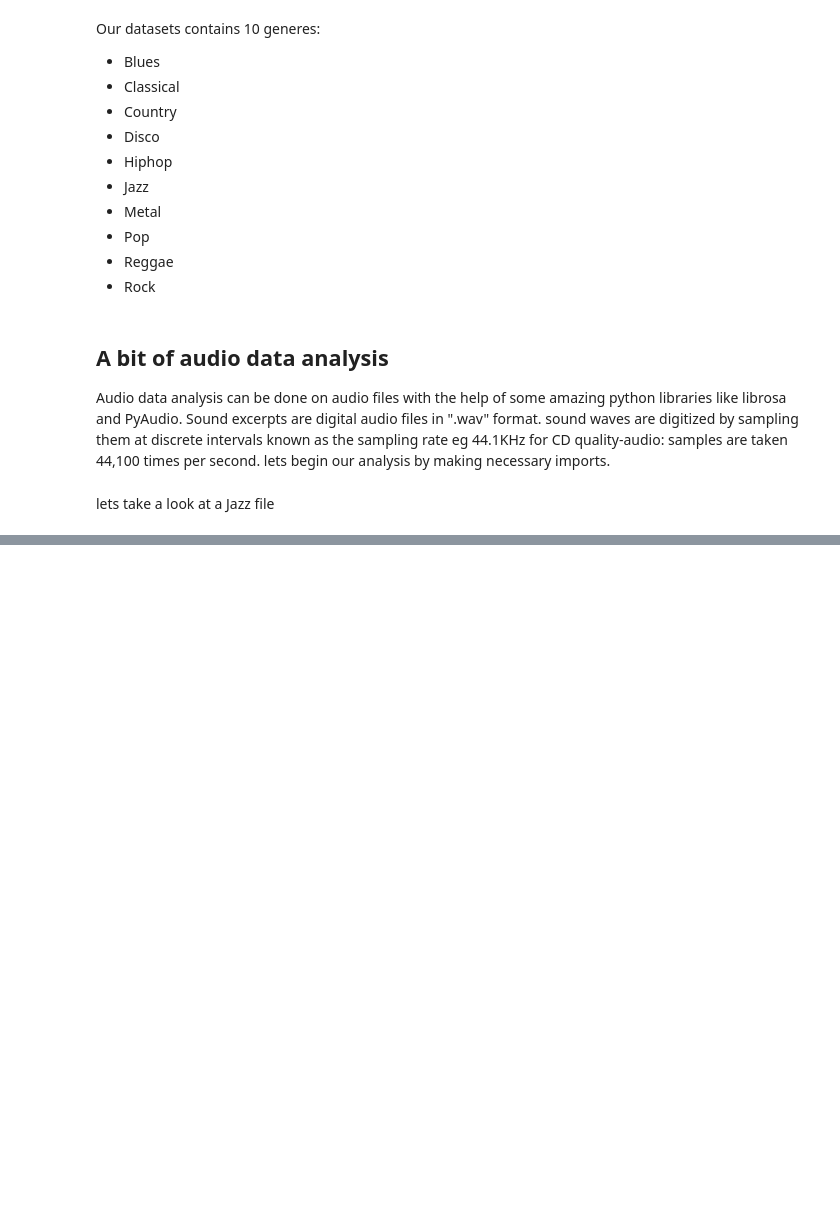
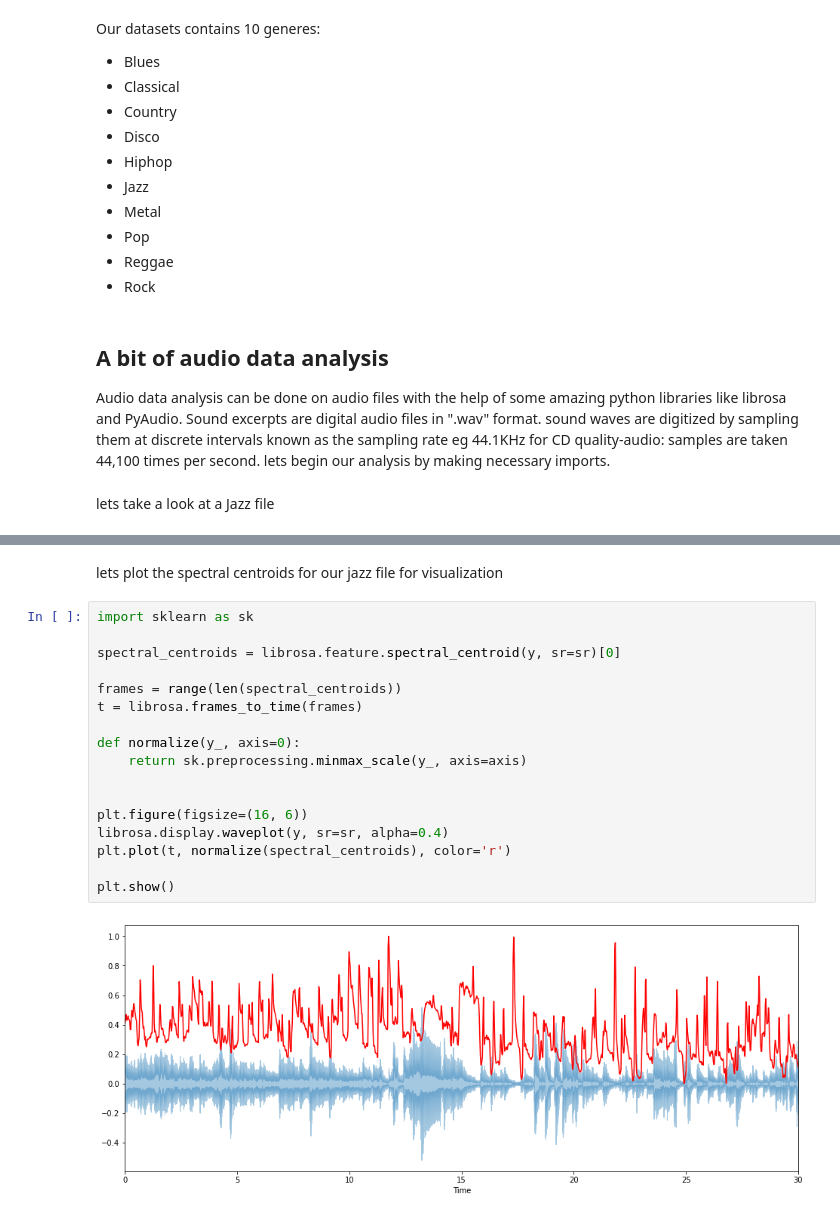
Before and after one commit to Nnamaka/Music_Genre_Classification, a Jupyter notebook: music_classificatio.ipynb, the cells around one changed output, grey strips where cells are left out. Saved outputs shown, nothing was run; the diff lists cells and outputs as text; blank space fills up the shorter version.

```diff
--- a/music_classificatio.ipynb
+++ b/music_classificatio.ipynb
@@ -101,0 +138,21 @@ jazz_path = '/content/gdrive/My Drive/Kaggle/cs/Data/genres_original/jazz/jazz.0
+# %% [markdown]
+lets plot the spectral centroids for our jazz file for visualization
+# %%
+import sklearn as sk
+
+spectral_centroids = librosa.feature.spectral_centroid(y, sr=sr)[0]
+
+frames = range(len(spectral_centroids))
+t = librosa.frames_to_time(frames)
+
+def normalize(y_, axis=0):
+    return sk.preprocessing.minmax_scale(y_, axis=axis)
+
+
+plt.figure(figsize=(16, 6))
+librosa.display.waveplot(y, sr=sr, alpha=0.4)
+plt.plot(t, normalize(spectral_centroids), color='r')
+
+plt.show()
+# %% [output]
+[figure, added]
```
Also changed, not shown: parts of 11 cells of this notebook.
